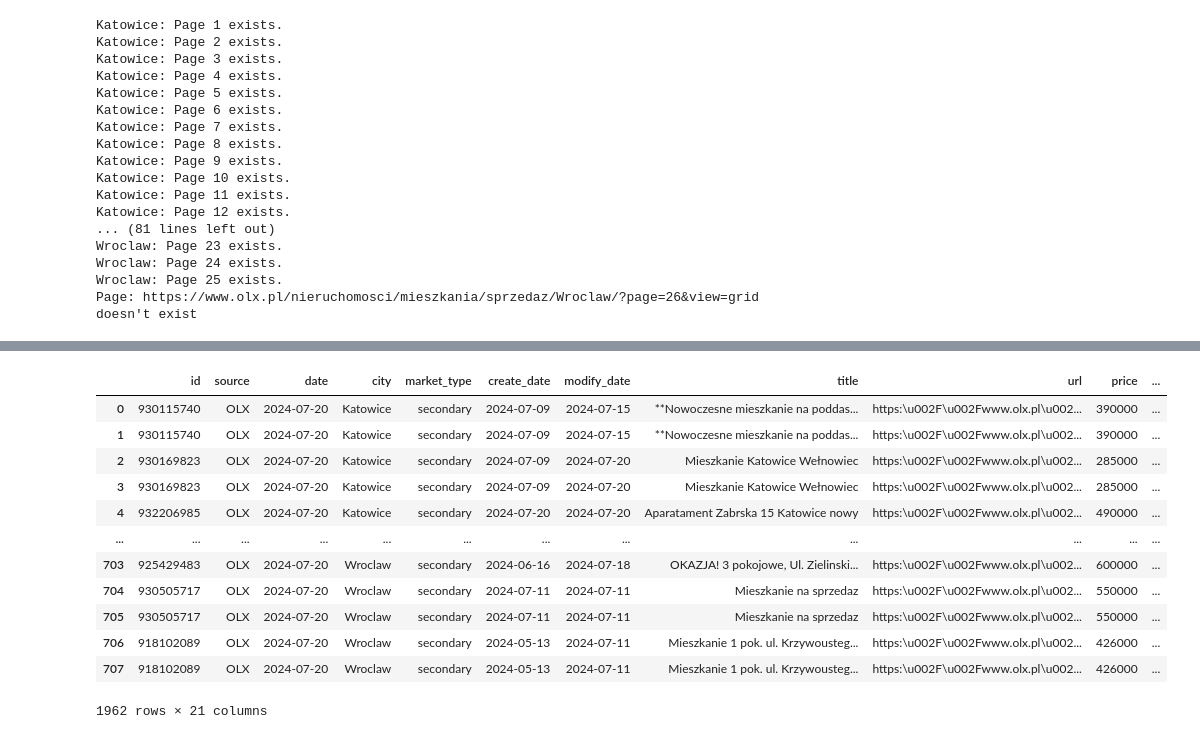
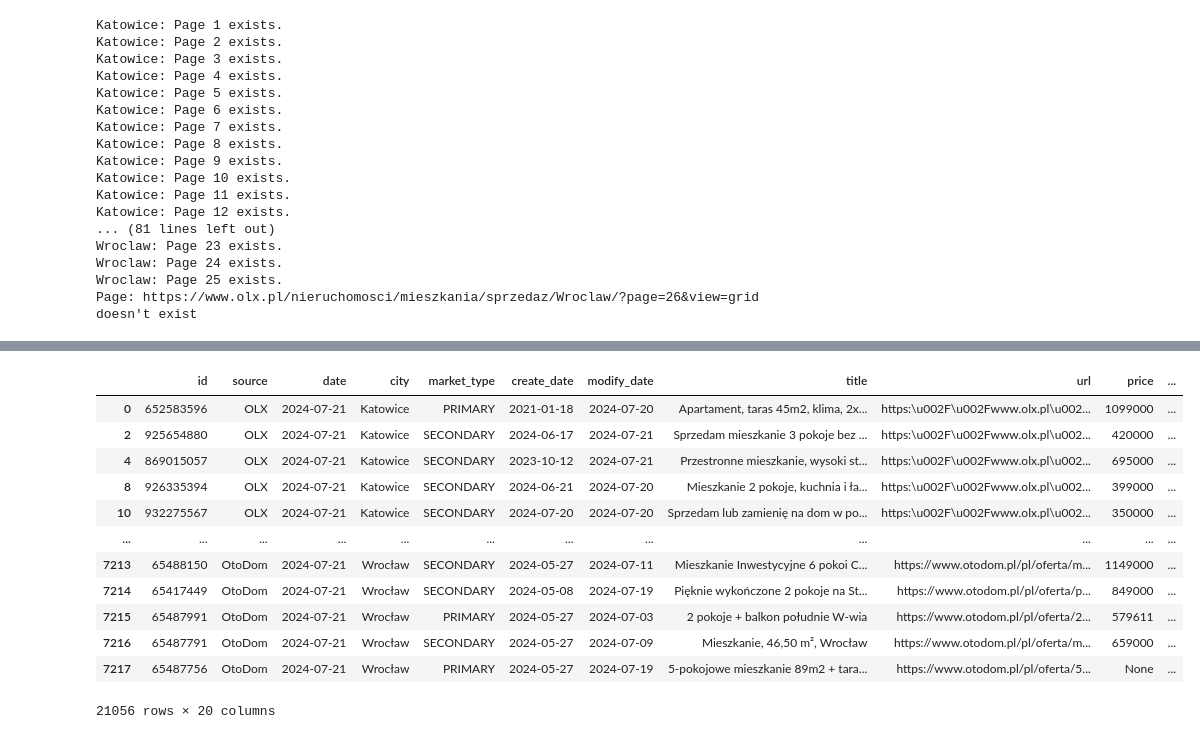
Before and after one commit to GrzSzy856/estate_market_data_scraping, a Jupyter notebook: testing_transform.ipynb, the cells around one changed output, grey strips where cells are left out. Cells and saved outputs as stored; diff of their text form; code cells hidden in the pictures.

Commit message:
Transforming data v3

```diff
--- a/testing_transform.ipynb
+++ b/testing_transform.ipynb
@@ -107,10 +88,11 @@ OtoDomData['create_date'] = pd.to_datetime(OtoDomData['create_date'].str.split('
 OtoDomData['modify_date'] = pd.to_datetime(OtoDomData['modify_date'].str.split('T').str[0])
 
 OtoDomData['lift'] = OtoDomData['lift'].map({'::y':1, '::n':0})
-OtoDomData['car'] = OtoDomData['car'].str.replace('extras_types-85::garage', 1).fillna(0)
+OtoDomData['car'] = OtoDomData['car'].str.replace('extras_types-85::garage', '1').fillna(0)
 OtoDomData['rent'] = OtoDomData['rent'].str.replace(' zł', '').str.replace(' ','')
-OtoDomData['floor'] = OtoDomData['floor'].str.replace('ground_floor', 'floor_0').str.split('_').str[-1]
+OtoDomData['floor'] = OtoDomData['floor'].map({'ground_floor':'floor_0', 'no::cellar':'floor_0', 'no::garret':'floor_0'}).str.split('_').str[-1]
 OtoDomData['heating'] = OtoDomData['heating'].str.split('::').str[-1]
+OtoDomData['rooms_num'] = OtoDomData['rooms_num'].str.replace('rooms_num::more', '11')
 # %%
 #OlxData cleaning
 OlxData = OlxData.rename(columns={'city_name':'city'})
@@ -145,16 +125,4 @@ OlxData['rooms_num'] = OlxData['rooms_num'].map(word_to_num)
-# %%
-OlxData
-# %% [output]
-|  | id | source | date | city | market_type | create_date | modify_date | title | url | price | ... |
-| 0 | 930115740 | OLX | 2024-07-20 | Katowice | secondary | 2024-07-09 | 2024-07-15 | **Nowoczesne mieszkanie na poddas... | https:\u002F\u002Fwww.olx.pl\u002... | 390000 | ... |
-| 1 | 930115740 | OLX | 2024-07-20 | Katowice | secondary | 2024-07-09 | 2024-07-15 | **Nowoczesne mieszkanie na poddas... | https:\u002F\u002Fwww.olx.pl\u002... | 390000 | ... |
-| 2 | 930169823 | OLX | 2024-07-20 | Katowice | secondary | 2024-07-09 | 2024-07-20 | Mieszkanie Katowice Wełnowiec | https:\u002F\u002Fwww.olx.pl\u002... | 285000 | ... |
-| 3 | 930169823 | OLX | 2024-07-20 | Katowice | secondary | 2024-07-09 | 2024-07-20 | Mieszkanie Katowice Wełnowiec | https:\u002F\u002Fwww.olx.pl\u002... | 285000 | ... |
-| 4 | 932206985 | OLX | 2024-07-20 | Katowice | secondary | 2024-07-20 | 2024-07-20 | Aparatament Zabrska 15 Katowice nowy | https:\u002F\u002Fwww.olx.pl\u002... | 490000 | ... |
-| ... | ... | ... | ... | ... | ... | ... | ... | ... | ... | ... | ... |
-| 703 | 925429483 | OLX | 2024-07-20 | Wroclaw | secondary | 2024-06-16 | 2024-07-18 | OKAZJA! 3 pokojowe, Ul. Zielinski... | https:\u002F\u002Fwww.olx.pl\u002... | 600000 | ... |
-| 704 | 930505717 | OLX | 2024-07-20 | Wroclaw | secondary | 2024-07-11 | 2024-07-11 | Mieszkanie na sprzedaz | https:\u002F\u002Fwww.olx.pl\u002... | 550000 | ... |
-| 705 | 930505717 | OLX | 2024-07-20 | Wroclaw | secondary | 2024-07-11 | 2024-07-11 | Mieszkanie na sprzedaz | https:\u002F\u002Fwww.olx.pl\u002... | 550000 | ... |
-| 706 | 918102089 | OLX | 2024-07-20 | Wroclaw | secondary | 2024-05-13 | 2024-07-11 | Mieszkanie 1 pok. ul. Krzywousteg... | https:\u002F\u002Fwww.olx.pl\u002... | 426000 | ... |
-| 707 | 918102089 | OLX | 2024-07-20 | Wroclaw | secondary | 2024-05-13 | 2024-07-11 | Mieszkanie 1 pok. ul. Krzywousteg... | https:\u002F\u002Fwww.olx.pl\u002... | 426000 | ... |
-1962 rows × 21 columns
+# %%
+AllData = pd.concat([OlxData, OtoDomData]).drop_duplicates()
+AllData.loc[AllData['building_year'] < 1900,  'building_year'] = None
+AllData = AllData.rename(columns={'furniture':'furniture_flg', 'car':'car_flg', 'lift':'lift_flg'})
@@ -160,0 +158,40 @@ OlxData
+# %%
+def OtoDomTransform(df):
+    df = df.drop(['building_material', 'media_types', 'security_types', 'windows_type', 'construction_status', 'outdoor'], axis=1)
+    df['furniture'] = None
+
+    df['date'] = pd.to_datetime(df['date'])
+    df['create_date'] = pd.to_datetime(df['create_date'].str.split('T').str[0])
+    df['modify_date'] = pd.to_datetime(df['modify_date'].str.split('T').str[0])
+
+    df['lift'] = df['lift'].map({'::y':1, '::n':0})
+    df['car'] = df['car'].str.replace('extras_types-85::garage', '1').fillna(0)
+    df['rent'] = df['rent'].str.replace(' zł', '').str.replace(' ','')
+    df['floor'] = df['floor'].map({'ground_floor':'floor_0', 'no::cellar':'floor_0', 'no::garret':'floor_0'}).str.split('_').str[-1]
+    df['heating'] = df['heating'].str.split('::').str[-1]
+    df['rooms_num'] = df['rooms_num'].str.replace('rooms_num::more', '11')
+
+    return df
+# %%
+def join_data(df1, df2):
+    AllData = pd.concat([df1, df2]).drop_duplicates()
+    AllData['building_year'] = AllData['building_year'].astype('Int64')
+    AllData.loc[AllData['building_year'] < 1900,  'building_year'] = None
+    AllData = AllData.rename(columns={'furniture':'furniture_flg', 'car':'car_flg', 'lift':'lift_flg'})
+    return AllData
+# %%
+join_data(OlxTransform(OlxData), OtoDomTransform(OtoDomData))
+# %% [output]
+|  | id | source | date | city | market_type | create_date | modify_date | title | url | price | ... |
+| 0 | 652583596 | OLX | 2024-07-21 | Katowice | PRIMARY | 2021-01-18 | 2024-07-20 | Apartament, taras 45m2, klima, 2x... | https:\u002F\u002Fwww.olx.pl\u002... | 1099000 | ... |
+| 2 | 925654880 | OLX | 2024-07-21 | Katowice | SECONDARY | 2024-06-17 | 2024-07-21 | Sprzedam mieszkanie 3 pokoje bez ... | https:\u002F\u002Fwww.olx.pl\u002... | 420000 | ... |
+| 4 | 869015057 | OLX | 2024-07-21 | Katowice | SECONDARY | 2023-10-12 | 2024-07-21 | Przestronne mieszkanie, wysoki st... | https:\u002F\u002Fwww.olx.pl\u002... | 695000 | ... |
+| 8 | 926335394 | OLX | 2024-07-21 | Katowice | SECONDARY | 2024-06-21 | 2024-07-20 | Mieszkanie 2 pokoje, kuchnia i ła... | https:\u002F\u002Fwww.olx.pl\u002... | 399000 | ... |
+| 10 | 932275567 | OLX | 2024-07-21 | Katowice | SECONDARY | 2024-07-20 | 2024-07-20 | Sprzedam lub zamienię na dom w po... | https:\u002F\u002Fwww.olx.pl\u002... | 350000 | ... |
+| ... | ... | ... | ... | ... | ... | ... | ... | ... | ... | ... | ... |
+| 7213 | 65488150 | OtoDom | 2024-07-21 | Wrocław | SECONDARY | 2024-05-27 | 2024-07-11 | Mieszkanie Inwestycyjne 6 pokoi C... | https://www.otodom.pl/pl/oferta/m... | 1149000 | ... |
+| 7214 | 65417449 | OtoDom | 2024-07-21 | Wrocław | SECONDARY | 2024-05-08 | 2024-07-19 | Pięknie wykończone 2 pokoje na St... | https://www.otodom.pl/pl/oferta/p... | 849000 | ... |
+| 7215 | 65487991 | OtoDom | 2024-07-21 | Wrocław | PRIMARY | 2024-05-27 | 2024-07-03 | 2 pokoje + balkon południe W-wia | https://www.otodom.pl/pl/oferta/2... | 579611 | ... |
+| 7216 | 65487791 | OtoDom | 2024-07-21 | Wrocław | SECONDARY | 2024-05-27 | 2024-07-09 | Mieszkanie, 46,50 m², Wrocław | https://www.otodom.pl/pl/oferta/m... | 659000 | ... |
+| 7217 | 65487756 | OtoDom | 2024-07-21 | Wrocław | PRIMARY | 2024-05-27 | 2024-07-19 | 5-pokojowe mieszkanie 89m2 + tara... | https://www.otodom.pl/pl/oferta/5... | None | ... |
+21056 rows × 20 columns
```
Also changed, not shown: parts of 12 cells of this notebook, 1 other file.
